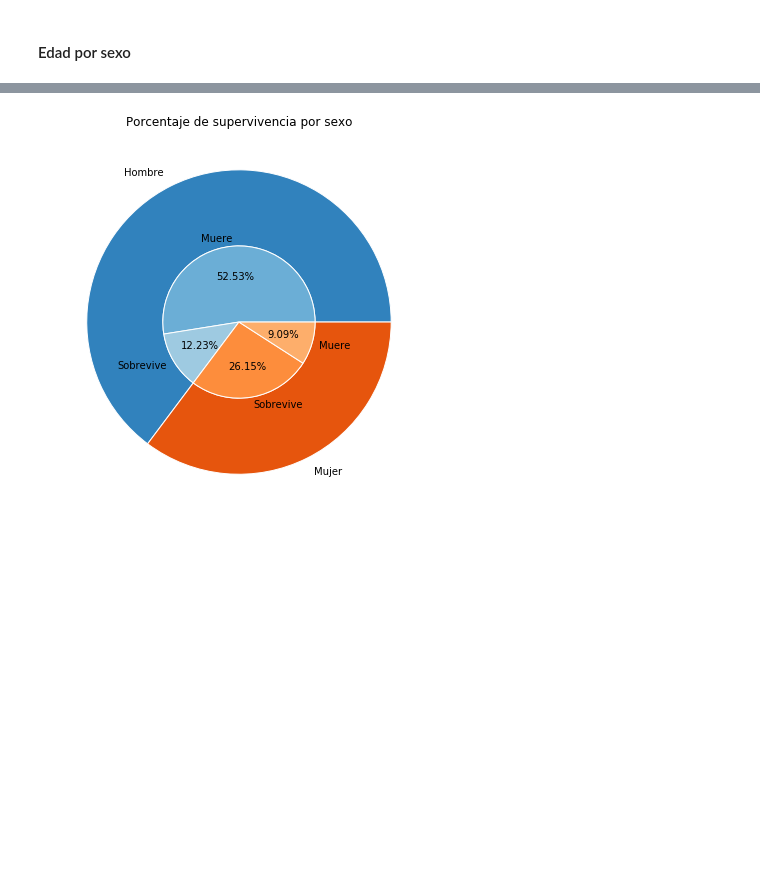
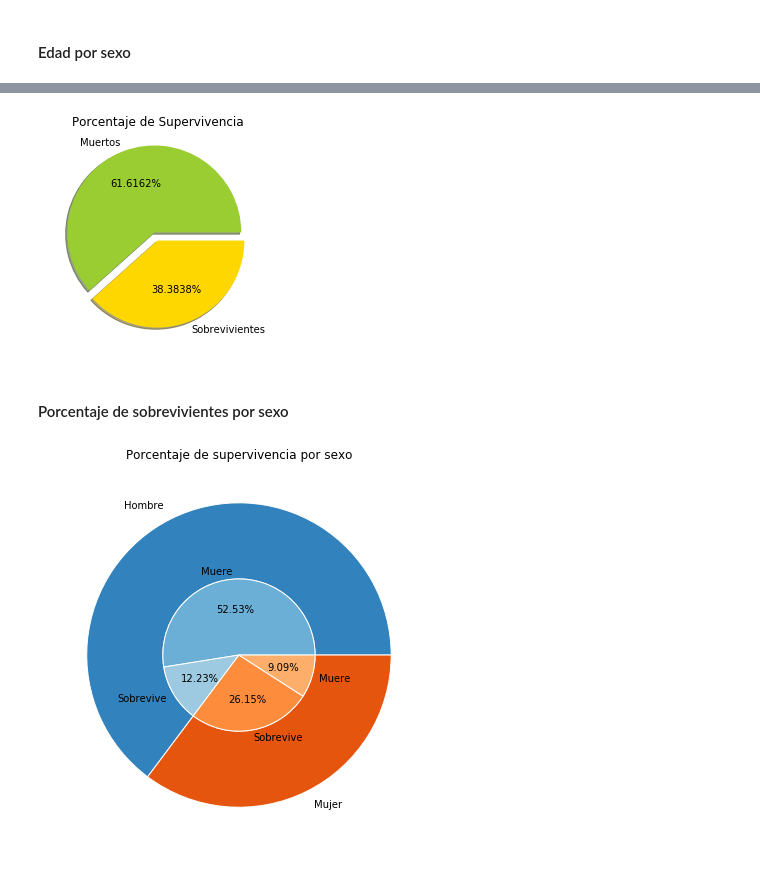
Before and after one commit to 2019-B-GR1-Python/py-pantoja-pino-andres-sebastian, a Jupyter notebook: Proyecto/Proyecto Primer Bimestre.ipynb, the cells around one changed output, grey strips where cells are left out. Saved outputs shown, nothing was run; the diff lists cells and outputs as text; code cells hidden in the pictures; blank space fills up the shorter version.

```diff
--- a/Proyecto/Proyecto Primer Bimestre.ipynb
+++ b/Proyecto/Proyecto Primer Bimestre.ipynb
@@ -139,3 +142,29 @@ plt.show()
+# %%
+
+columnas = ['Survived'];
+df1 = pd.read_csv(path, usecols = columnas);
+supervivencia = df['Survived'].value_counts();
+
+
+promedios = supervivencia.apply(lambda x: 100 * x / float(len(df1)))
+colors = ['yellowgreen', 'gold']
+fig, ax1 = plt.subplots()
+ax1.pie(
+    promedios,
+    labels = ['Muertos', 'Sobrevivientes'],
+    explode = (0.1 , 0),
+    autopct = '%1.4f%%',
+    shadow = True,
+    radius = 1,
+    colors = colors,
+    startangle = 0)
+ax1.title.set_text('Porcentaje de Supervivencia')
+
+plt.show()
+# %% [output]
+[figure, added]
+# %% [markdown]
+#### Porcentaje de sobrevivientes por sexo
 # %%
 
 columnas = ['Survived','Sex'];
```
Also changed, not shown: parts of 5 cells of this notebook.
